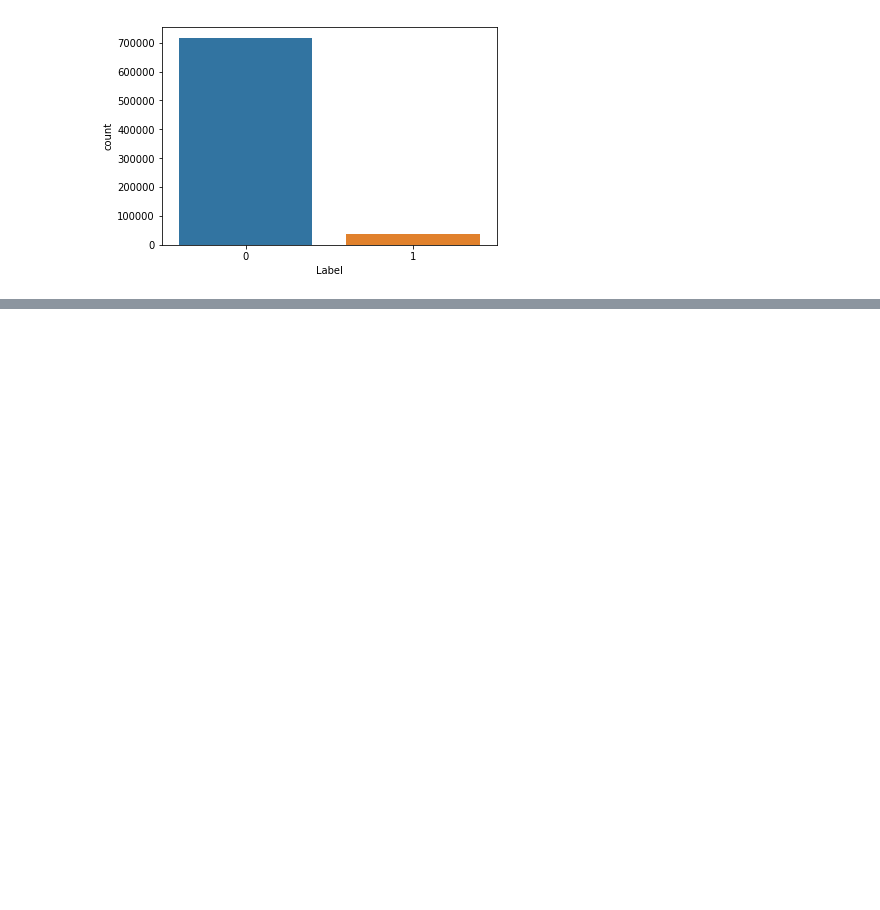
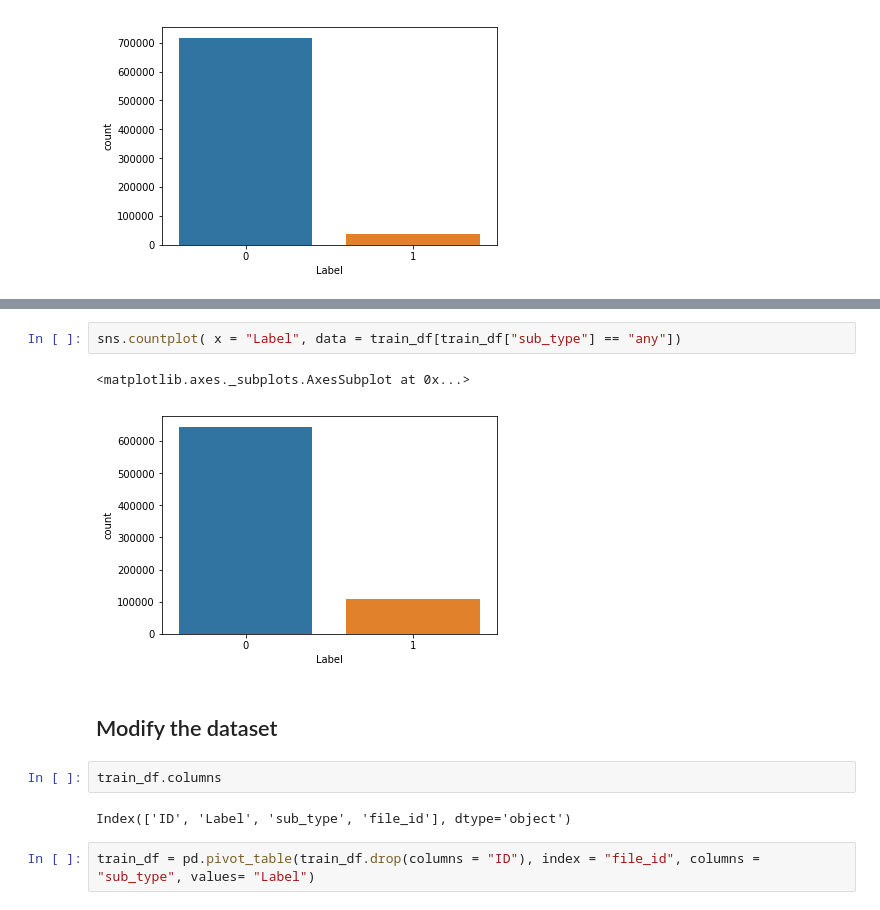
Before and after one commit to sara-kassani/RSNA-Hemorrhage-Detection, a Jupyter notebook: RSNA_Hemorrhage_EDA_01.ipynb, the cells around one changed output, grey strips where cells are left out. Cells and saved outputs as stored; diff of their text form; blank space fills up the shorter version.

```diff
--- a/RSNA_Hemorrhage_EDA_01.ipynb
+++ b/RSNA_Hemorrhage_EDA_01.ipynb
@@ -114,0 +137,13 @@ sns.countplot(x = "Label", data = train_df[train_df["sub_type"] == "subarachnoid
+# %%
+sns.countplot( x = "Label", data = train_df[train_df["sub_type"] == "any"])
+# %% [output]
+<matplotlib.axes._subplots.AxesSubplot at 0x...>
+[figure, added]
+# %% [markdown]
+## Modify the dataset
+# %%
+train_df.columns
+# %% [output]
+Index(['ID', 'Label', 'sub_type', 'file_id'], dtype='object')
+# %%
+train_df = pd.pivot_table(train_df.drop(columns = "ID"), index = "file_id", columns = "sub_type", values= "Label")
```
Also changed, not shown: parts of 8 cells of this notebook.
